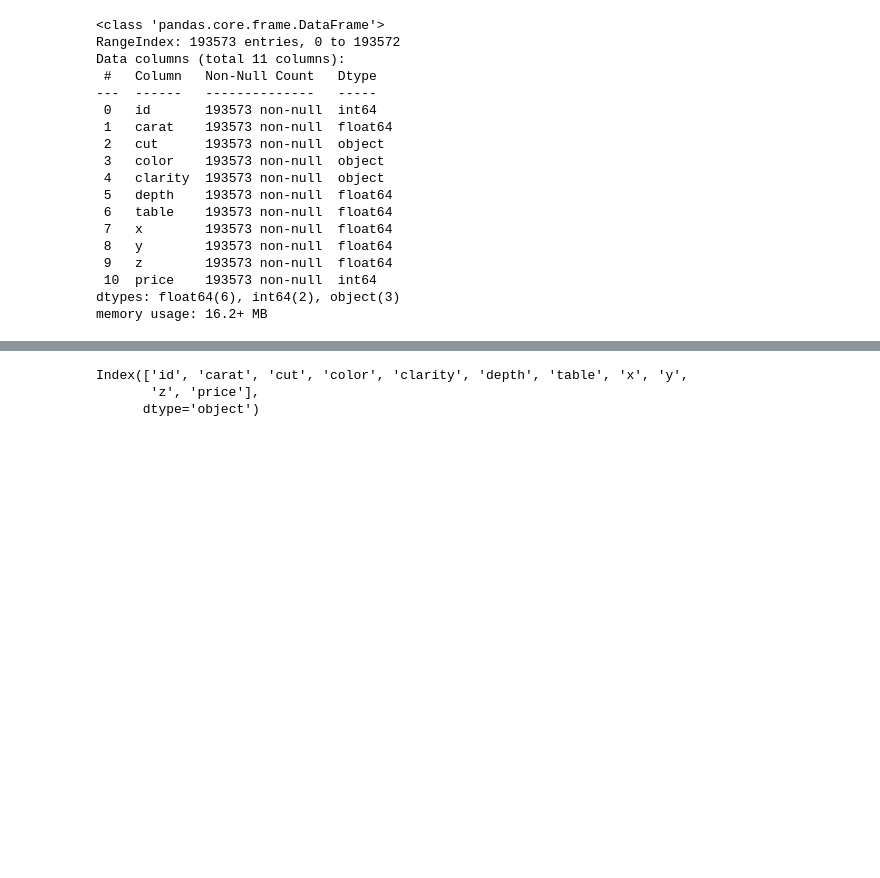
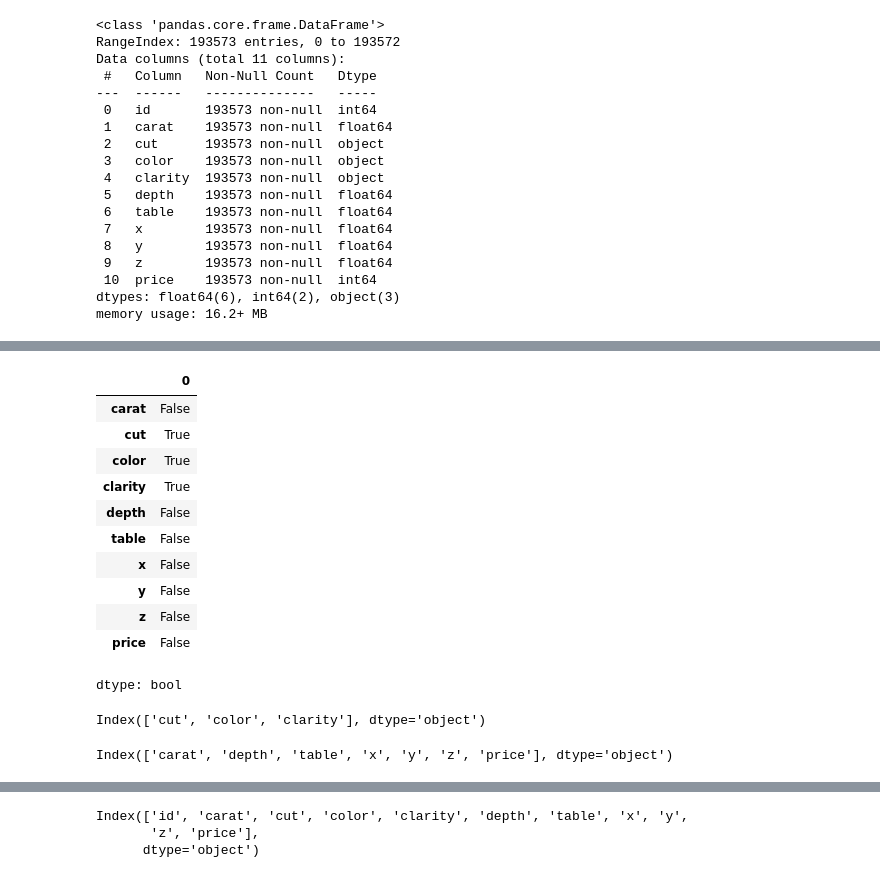
Before and after one commit to henrykohl/Gemstone-Price-Prediction-End-to-End-Pipeline, a Jupyter notebook: experiment/experiments.ipynb, the cells around one changed output, grey strips where cells are left out. Drawn from its saved outputs; the diff is of its cells as text; code cells hidden in the pictures; blank space fills up the shorter version.

```diff
--- a/experiment/experiments.ipynb
+++ b/experiment/experiments.ipynb
@@ -246,4 +284,27 @@ data.info()
+# %%
+data.dtypes=="object"
+# %% [output]
+|  | 0 |
+| carat | False |
+| cut | True |
+| color | True |
+| clarity | True |
+| depth | False |
+| table | False |
+| x | False |
+| y | False |
+| z | False |
+| price | False |
+dtype: bool
+# %%
+data.columns[data.dtypes=="object"]
+# %% [output]
+Index(['cut', 'color', 'clarity'], dtype='object')
 # %%
 cat_columns=data.columns[data.dtypes=="object"]
+# %%
+data.columns[data.dtypes!="object"]
+# %% [output]
+Index(['carat', 'depth', 'table', 'x', 'y', 'z', 'price'], dtype='object')
 # %%
 num_columns=data.columns[data.dtypes!="object"]
```
Also changed, not shown: parts of 16 cells of this notebook.
